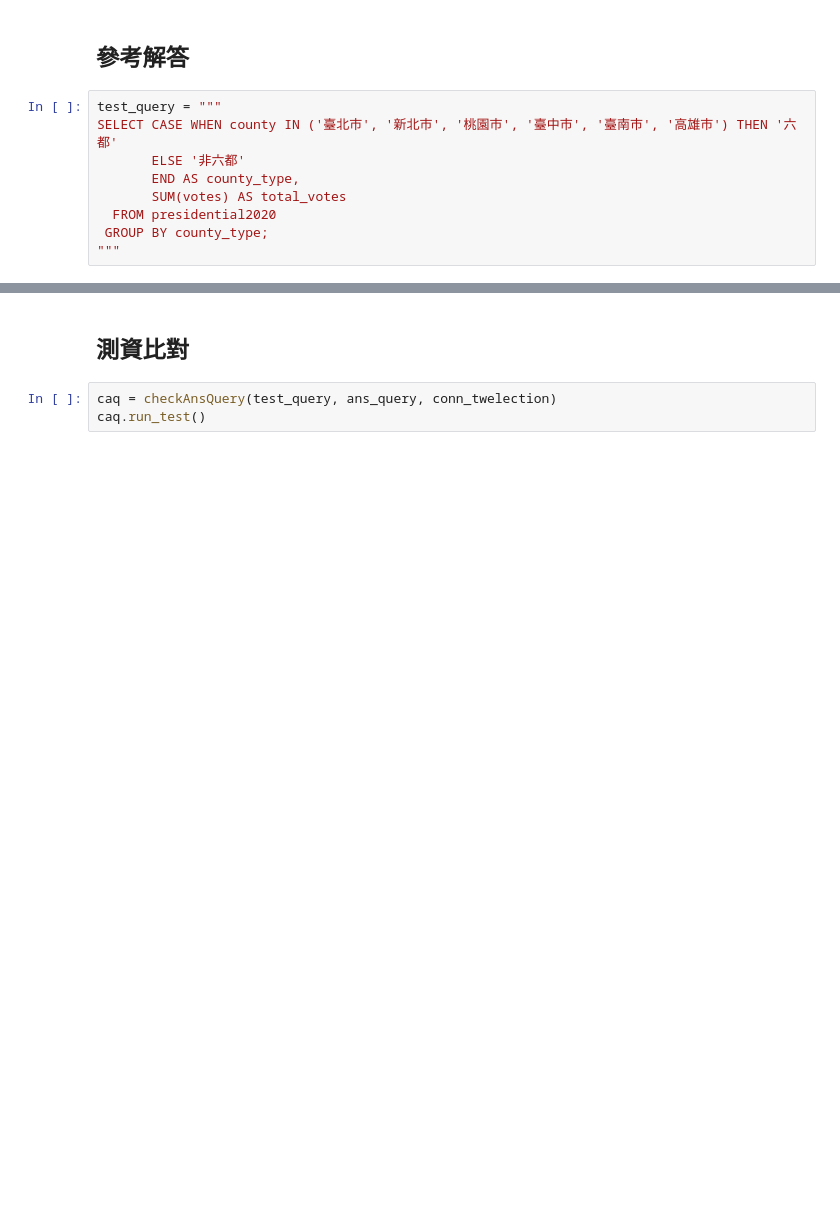
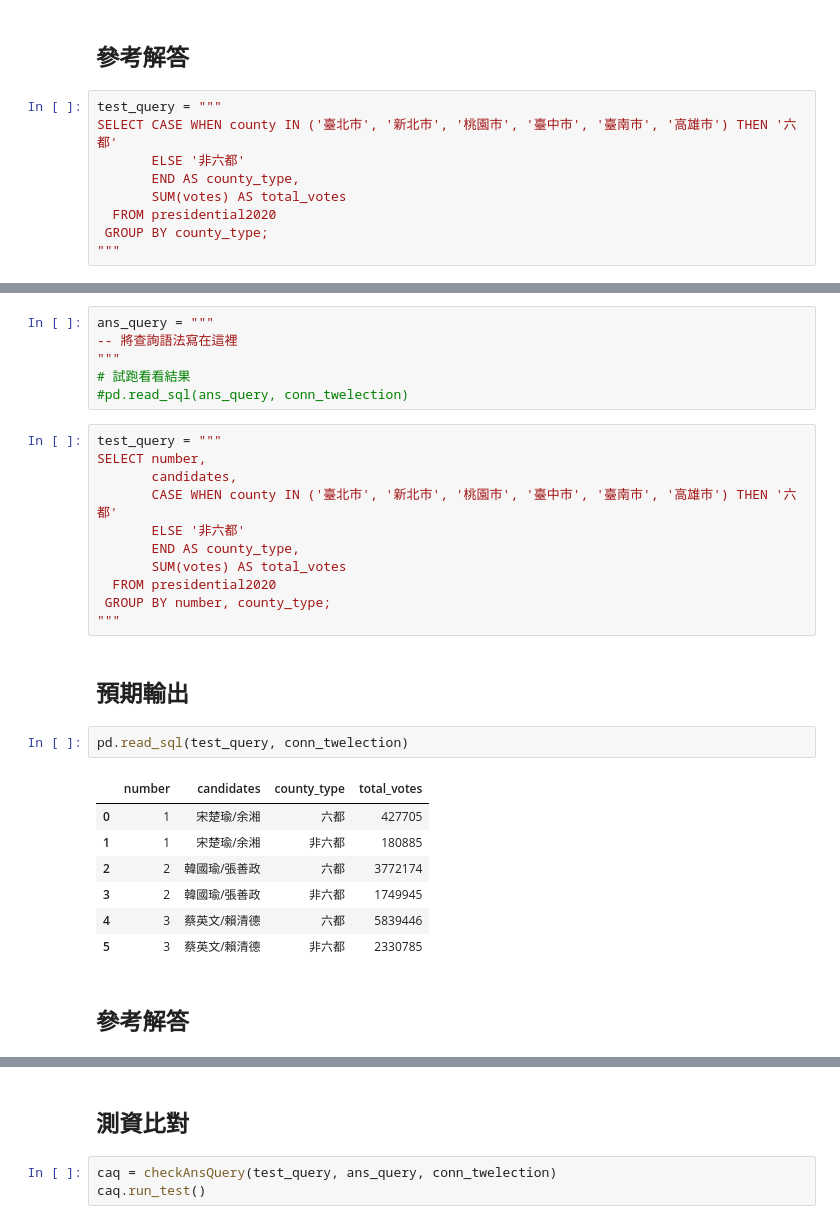
Before and after one commit to yaojenkuo/introduction-to-sql, a Jupyter notebook: 03-exercises.ipynb, the cells around one changed output, grey strips where cells are left out. Saved outputs shown, nothing was run; the diff lists cells and outputs as text; blank space fills up the shorter version.

```diff
--- a/03-exercises.ipynb
+++ b/03-exercises.ipynb
@@ -369,0 +381,31 @@ SELECT CASE WHEN county IN ('臺北市', '新北市', '桃園市', '臺中市',
+# %%
+ans_query = """
+-- 將查詢語法寫在這裡
+"""
+# 試跑看看結果
+#pd.read_sql(ans_query, conn_twelection)
+# %%
+test_query = """
+SELECT number,
+       candidates,
+       CASE WHEN county IN ('臺北市', '新北市', '桃園市', '臺中市', '臺南市', '高雄市') THEN '六都'
+       ELSE '非六都'
+       END AS county_type,
+       SUM(votes) AS total_votes
+  FROM presidential2020
+ GROUP BY number, county_type;
+"""
+# %% [markdown]
+## 預期輸出
+# %%
+pd.read_sql(test_query, conn_twelection)
+# %% [output]
+|  | number | candidates | county_type | total_votes |
+| 0 | 1 | 宋楚瑜/余湘 | 六都 | 427705 |
+| 1 | 1 | 宋楚瑜/余湘 | 非六都 | 180885 |
+| 2 | 2 | 韓國瑜/張善政 | 六都 | 3772174 |
+| 3 | 2 | 韓國瑜/張善政 | 非六都 | 1749945 |
+| 4 | 3 | 蔡英文/賴清德 | 六都 | 5839446 |
+| 5 | 3 | 蔡英文/賴清德 | 非六都 | 2330785 |
+# %% [markdown]
+## 參考解答
```
Also changed, not shown: parts of 41 cells of this notebook.
